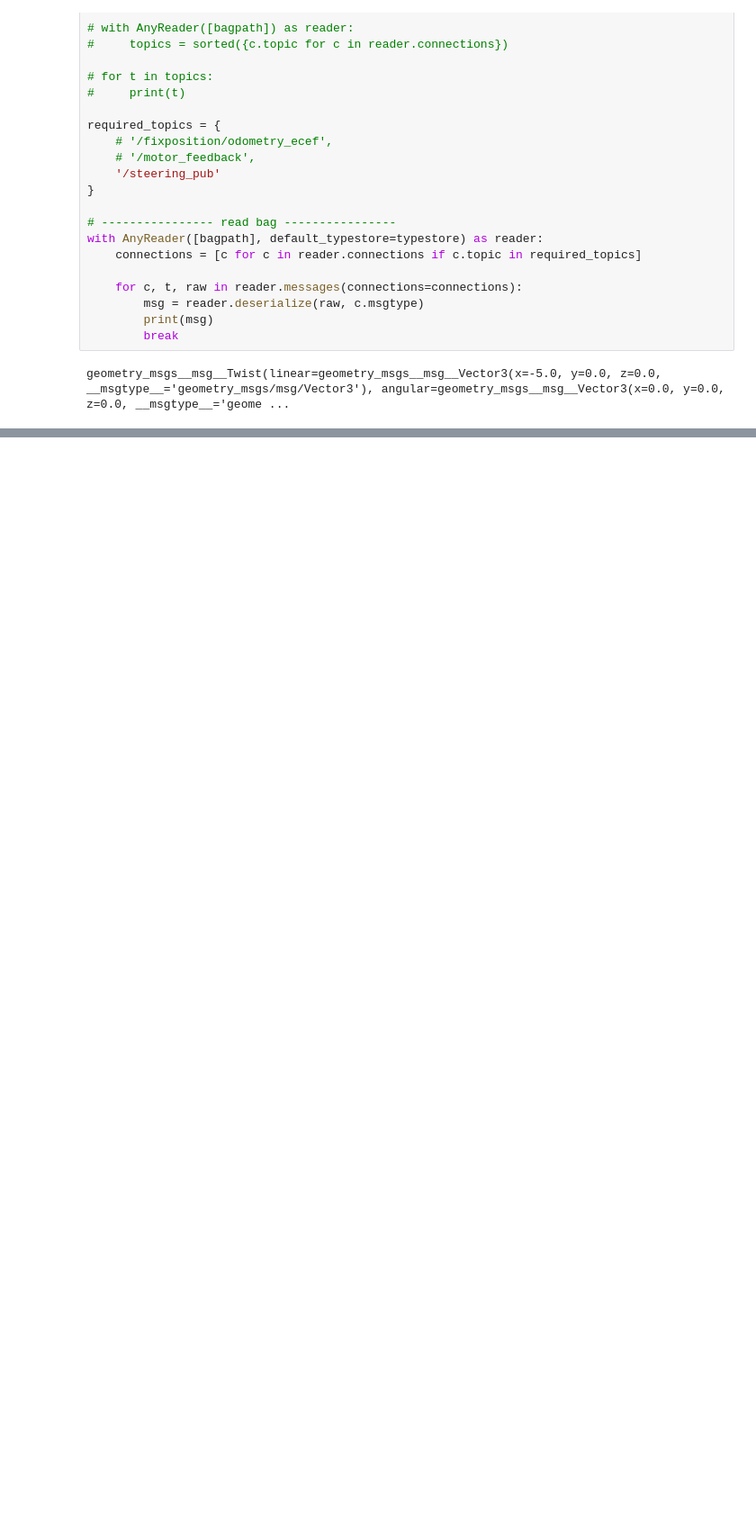
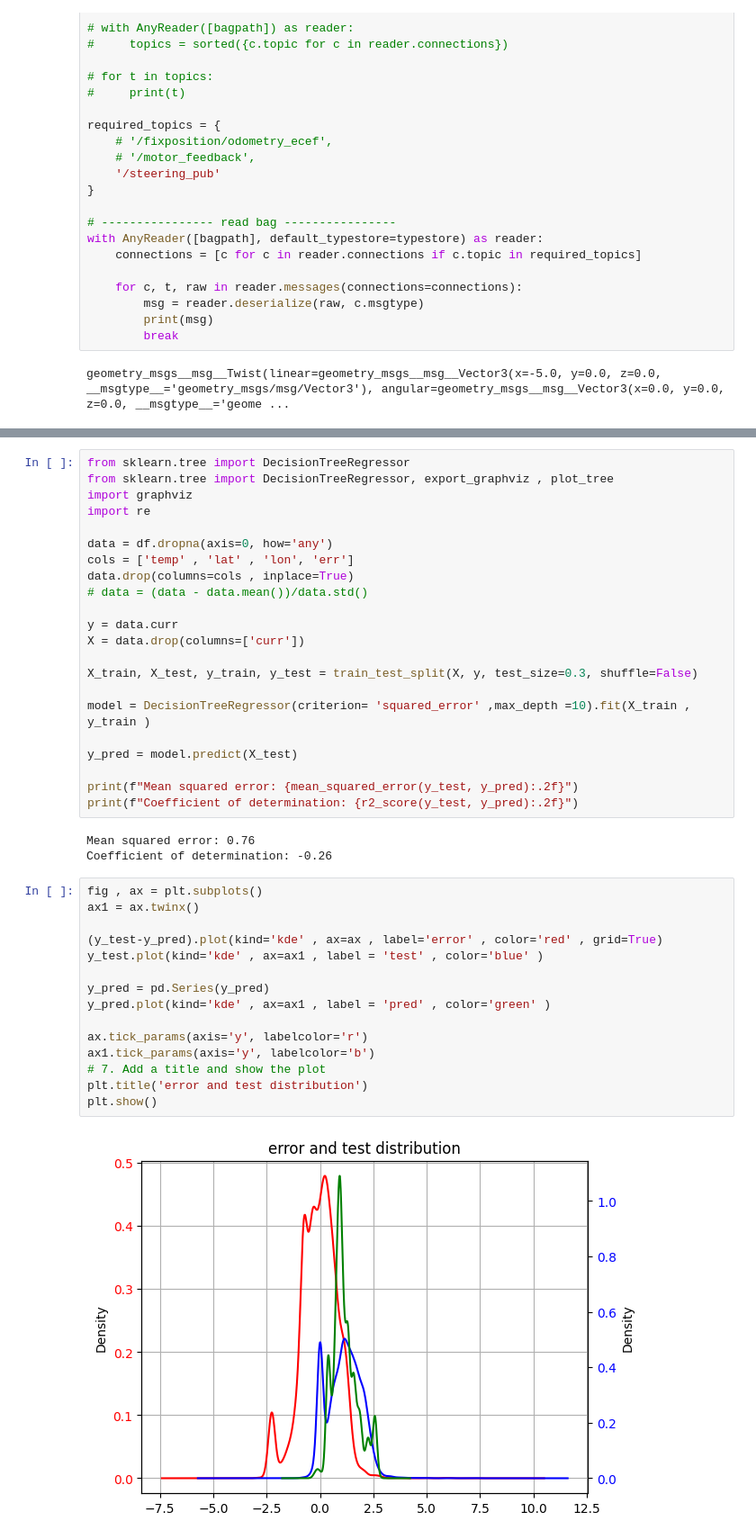
Before and after one commit to HAR0070/Steering, a Jupyter notebook: data_collection/data_analysis.ipynb, the cells around one changed output, grey strips where cells are left out. Shown: that part at 90% size. Cells and saved outputs as stored; diff of their text form; blank space fills up the shorter version.

```diff
--- a/data_collection/data_analysis.ipynb
+++ b/data_collection/data_analysis.ipynb
@@ -145,0 +244,42 @@ ploting_df.plot(kind='line' , figsize=(20,8))
+# %%
+from sklearn.tree import DecisionTreeRegressor
+from sklearn.tree import DecisionTreeRegressor, export_graphviz , plot_tree
+import graphviz
+import re
+
+data = df.dropna(axis=0, how='any')
+cols = ['temp' , 'lat' , 'lon', 'err']
+data.drop(columns=cols , inplace=True)
+# data = (data - data.mean())/data.std()
+
+y = data.curr
+X = data.drop(columns=['curr'])
+
+X_train, X_test, y_train, y_test = train_test_split(X, y, test_size=0.3, shuffle=False)
+
+model = DecisionTreeRegressor(criterion= 'squared_error' ,max_depth =10).fit(X_train , y_train )
+
+y_pred = model.predict(X_test)
+
+print(f"Mean squared error: {mean_squared_error(y_test, y_pred):.2f}")
+print(f"Coefficient of determination: {r2_score(y_test, y_pred):.2f}")
+# %% [output]
+Mean squared error: 0.76
+Coefficient of determination: -0.26
+# %%
+fig , ax = plt.subplots()
+ax1 = ax.twinx()
+
+(y_test-y_pred).plot(kind='kde' , ax=ax , label='error' , color='red' , grid=True)
+y_test.plot(kind='kde' , ax=ax1 , label = 'test' , color='blue' )
+
+y_pred = pd.Series(y_pred)
+y_pred.plot(kind='kde' , ax=ax1 , label = 'pred' , color='green' )
+
+ax.tick_params(axis='y', labelcolor='r')
+ax1.tick_params(axis='y', labelcolor='b')
+# 7. Add a title and show the plot
+plt.title('error and test distribution')
+plt.show()
+# %% [output]
+[figure, added]
```
Also changed, not shown: parts of 16 cells of this notebook, 1 other file.
